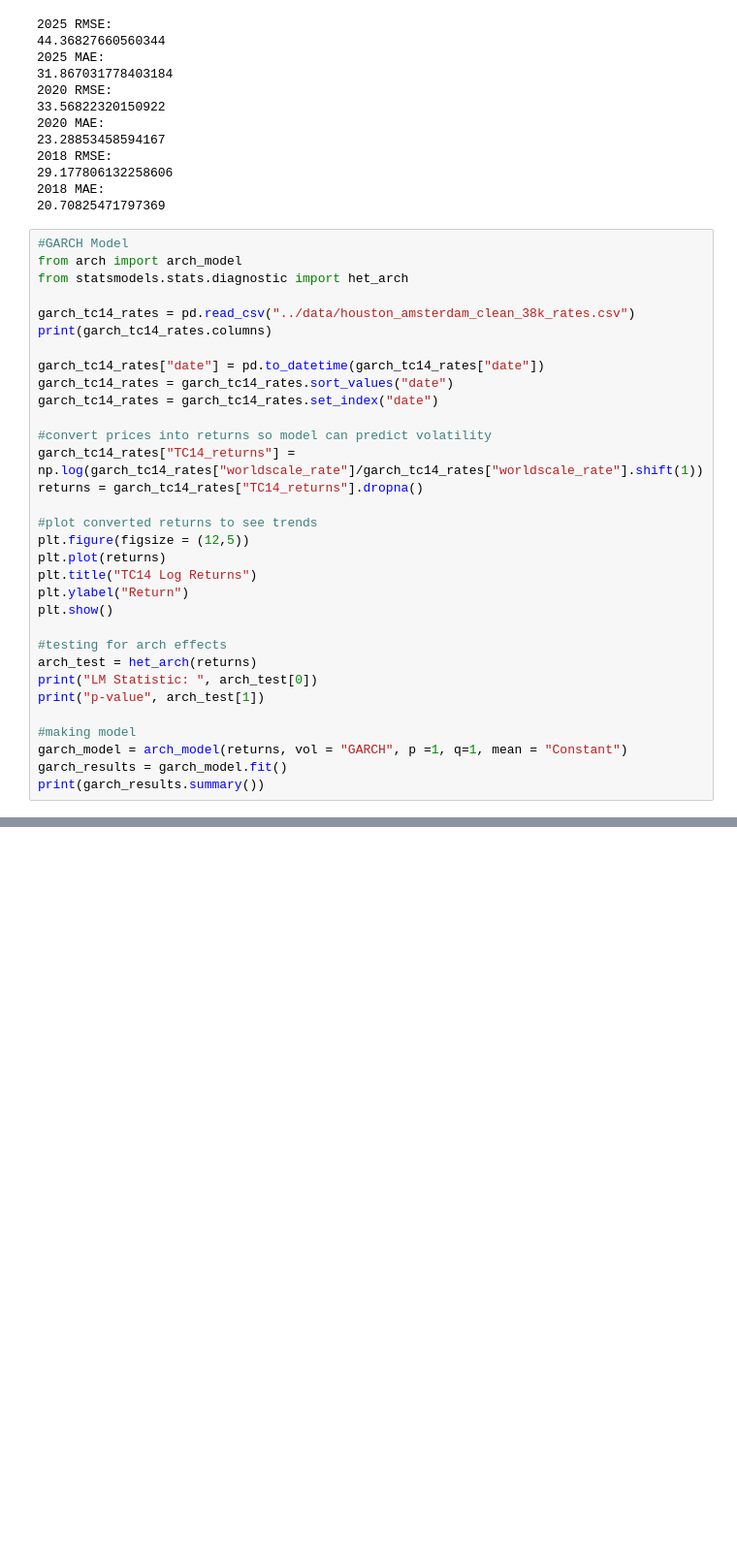
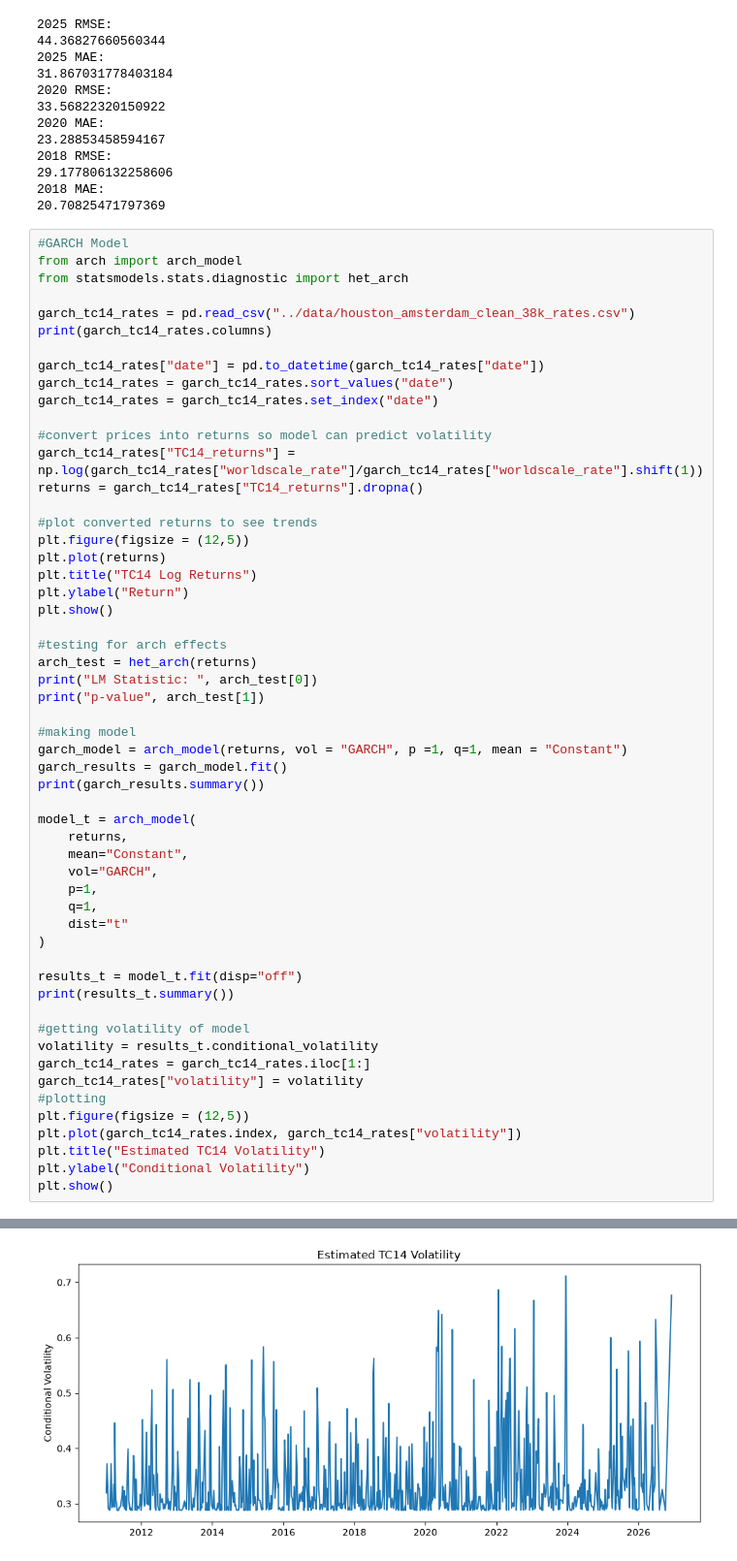
Before and after one commit to hdwyerr/freight-forecasting-models, a Jupyter notebook: code/TC14_Models.ipynb, the cells around one changed output, grey strips where cells are left out. Shown at 97% size. Saved outputs shown, nothing was run; the diff lists cells and outputs as text; blank space fills up the shorter version.

Commit message:
evaluating garch tc14

```diff
--- a/code/TC14_Models.ipynb
+++ b/code/TC14_Models.ipynb
@@ -826,6 +826,29 @@ print("p-value", arch_test[1])
 garch_model = arch_model(returns, vol = "GARCH", p =1, q=1, mean = "Constant")
 garch_results = garch_model.fit()
 print(garch_results.summary())
+
+model_t = arch_model(
+    returns,
+    mean="Constant",
+    vol="GARCH",
+    p=1,
+    q=1,
+    dist="t"
+)
+
+results_t = model_t.fit(disp="off")
+print(results_t.summary())
+
+#getting volatility of model
+volatility = results_t.conditional_volatility
+garch_tc14_rates = garch_tc14_rates.iloc[1:]
+garch_tc14_rates["volatility"] = volatility
+#plotting
+plt.figure(figsize = (12,5))
+plt.plot(garch_tc14_rates.index, garch_tc14_rates["volatility"])
+plt.title("Estimated TC14 Volatility")
+plt.ylabel("Conditional Volatility")
+plt.show()
 # %% [output]
 Index(['date', 'worldscale_rate', 'usd_per_bbl'], dtype='str')
 [figure]
@@ -847,2 +870,3 @@ beta[1]    2.6320e-15      0.209  1.257e-14      1.000   [ -0.410,  0.410]
 
 Covariance estimator: robust
+[figure, added]
```
Also changed, not shown: parts of 2 cells of this notebook.
